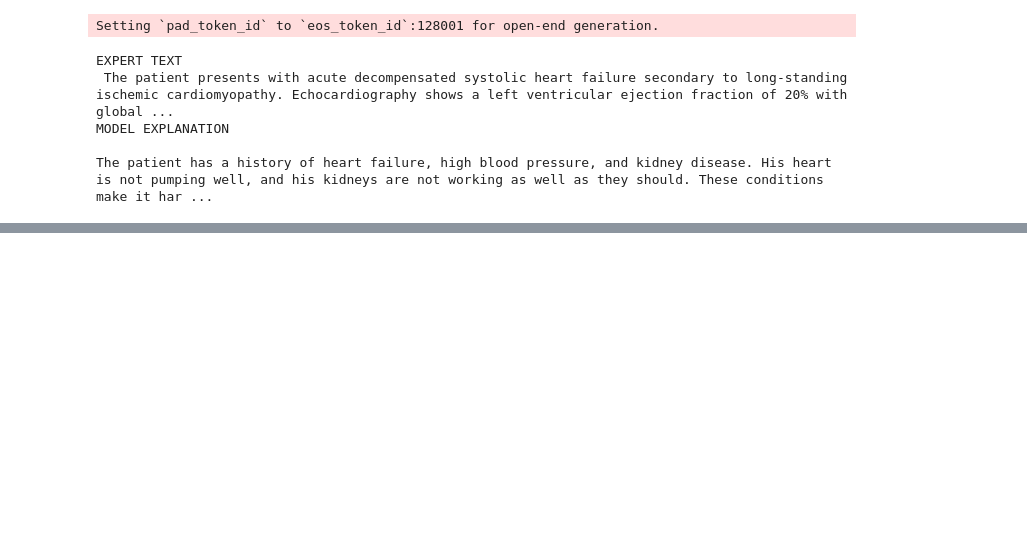
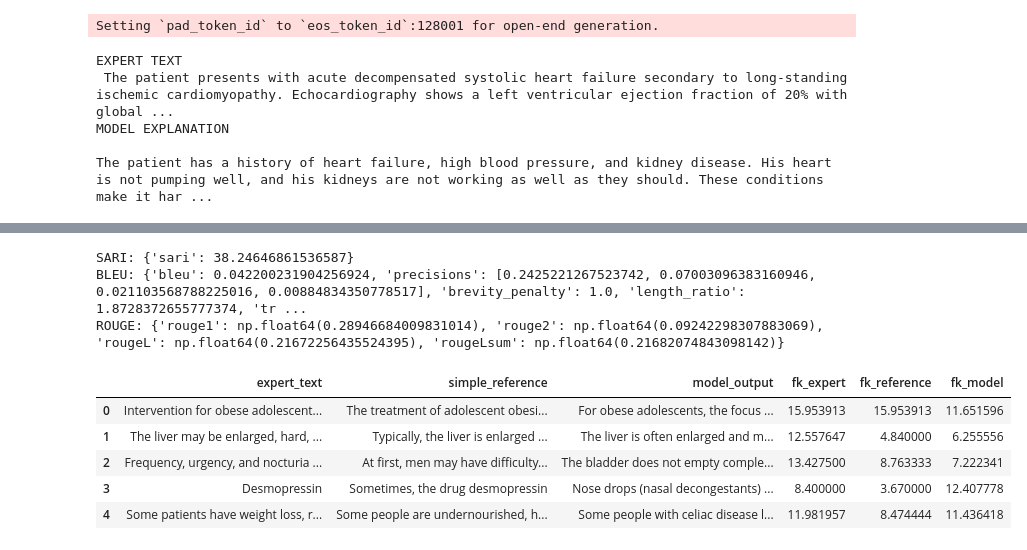
Before and after one commit to sriya-med/Med-EASE, a Jupyter notebook: notebooks/llama_model_inference.ipynb, the cells around one changed output, grey strips where cells are left out. Cells and saved outputs as stored; diff of their text form; code cells hidden in the pictures; blank space fills up the shorter version.

Commit message:
evaluation on med-easi test data

```diff
--- a/notebooks/llama_model_inference.ipynb
+++ b/notebooks/llama_model_inference.ipynb
@@ -168,0 +192,2 @@ The patient has a history of heart failure, high blood pressure, and kidney dise
+# %%
+test_ds = ds["test"]
@@ -168,0 +206,16 @@ The patient has a history of heart failure, high blood pressure, and kidney dise
+# %%
+from tqdm.auto import tqdm
+
+sources = []
+references = []
+predictions = []
+
+for example in tqdm(test_ds, desc="Generating explanations"):
+    expert = example["Expert"]
+    simple = example["Simple"]
+
+    pred = explain_for_patient(expert, max_new_tokens=150)
+
+    sources.append(expert)
+    references.append(simple)
+    predictions.append(pred)
@@ -168,0 +245,26 @@ The patient has a history of heart failure, high blood pressure, and kidney dise
+# %%
+sari_result = sari_metric.compute(
+    sources=sources,
+    predictions=predictions,
+    references=[[r] for r in references],
+)
+
+print("SARI:", sari_result)
+
+bleu_result = bleu_metric.compute(
+    predictions=predictions,
+    references=[[r] for r in references],
+)
+
+print("BLEU:", bleu_result)
+
+rouge_result = rouge_metric.compute(
+    predictions=predictions,
+    references=references,
+)
+
+print("ROUGE:", rouge_result)
+# %% [output]
+SARI: {'sari': 38.24646861536587}
+BLEU: {'bleu': 0.042200231904256924, 'precisions': [0.2425221267523742, 0.07003096383160946, 0.021103568788225016, 0.00884834350778517], 'brevity_penalty': 1.0, 'length_ratio': 1.8728372655777374, 'tr ...
+ROUGE: {'rouge1': np.float64(0.28946684009831014), 'rouge2': np.float64(0.09242298307883069), 'rougeL': np.float64(0.21672256435524395), 'rougeLsum': np.float64(0.21682074843098142)}
@@ -168,0 +273,34 @@ The patient has a history of heart failure, high blood pressure, and kidney dise
+# %%
+import textstat
+fk_expert = []
+fk_reference = []
+fk_model = []
+
+for example in tqdm(test_ds, desc="Computing FK scores"):
+    expert = example["Expert"]
+    simple = example["Simple"]
+
+    fk_expert.append(textstat.flesch_kincaid_grade(expert))
+    fk_reference.append(textstat.flesch_kincaid_grade(simple))
+
+fk_model = [textstat.flesch_kincaid_grade(p) for p in predictions]
+# %%
+import pandas as pd
+
+df = pd.DataFrame({
+    "expert_text": [ex["Expert"] for ex in test_ds],
+    "simple_reference": [ex["Simple"] for ex in test_ds],
+    "model_output": predictions,
+    "fk_expert": fk_expert,
+    "fk_reference": fk_reference,
+    "fk_model": fk_model if len(fk_model) else None,
+})
+
+df.head()
+# %% [output]
+|  | expert_text | simple_reference | model_output | fk_expert | fk_reference | fk_model |
+| 0 | Intervention for obese adolescent... | The treatment of adolescent obesi... | For obese adolescents, the focus ... | 15.953913 | 15.953913 | 11.651596 |
+| 1 | The liver may be enlarged, hard, ... | Typically, the liver is enlarged ... | The liver is often enlarged and m... | 12.557647 | 4.840000 | 6.255556 |
+| 2 | Frequency, urgency, and nocturia ... | At first, men may have difficulty... | The bladder does not empty comple... | 13.427500 | 8.763333 | 7.222341 |
+| 3 | Desmopressin | Sometimes, the drug desmopressin | Nose drops (nasal decongestants) ... | 8.400000 | 3.670000 | 12.407778 |
+| 4 | Some patients have weight loss, r... | Some people are undernourished, h... | Some people with celiac disease l... | 11.981957 | 8.474444 | 11.436418 |
```
Also changed, not shown: parts of 10 cells of this notebook, 1 other file.
